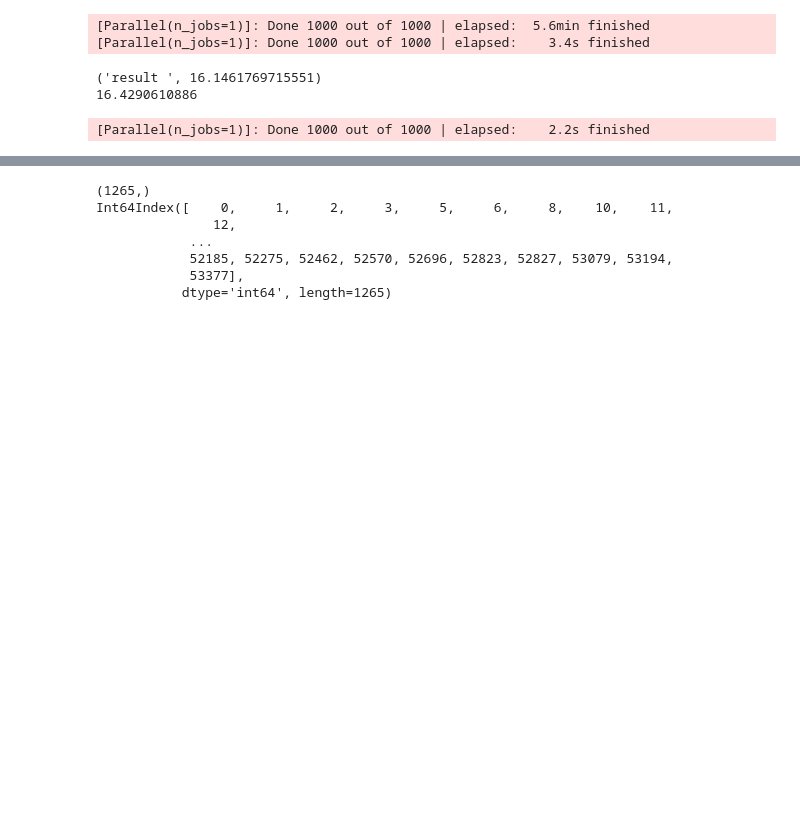
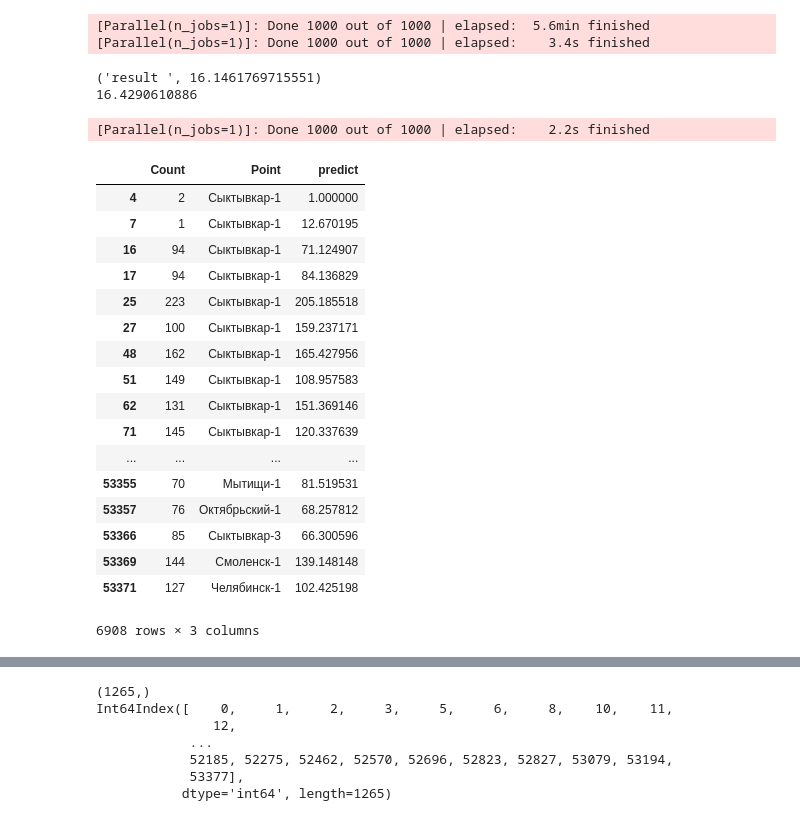
Before and after one commit to laol777/dodo, a Jupyter notebook: Models.ipynb, the cells around one changed output, grey strips where cells are left out. Saved outputs shown, nothing was run; the diff lists cells and outputs as text; code cells hidden in the pictures; blank space fills up the shorter version.

```diff
--- a/Models.ipynb
+++ b/Models.ipynb
@@ -163,0 +189,21 @@ def FitOnCitySeparate(model):
+# %%
+y_test
+# %% [output]
+|  | Count | Point | predict |
+| 4 | 2 | Сыктывкар-1 | 1.000000 |
+| 7 | 1 | Сыктывкар-1 | 12.670195 |
+| 16 | 94 | Сыктывкар-1 | 71.124907 |
+| 17 | 94 | Сыктывкар-1 | 84.136829 |
+| 25 | 223 | Сыктывкар-1 | 205.185518 |
+| 27 | 100 | Сыктывкар-1 | 159.237171 |
+| 48 | 162 | Сыктывкар-1 | 165.427956 |
+| 51 | 149 | Сыктывкар-1 | 108.957583 |
+| 62 | 131 | Сыктывкар-1 | 151.369146 |
+| 71 | 145 | Сыктывкар-1 | 120.337639 |
+| ... | ... | ... | ... |
+| 53355 | 70 | Мытищи-1 | 81.519531 |
+| 53357 | 76 | Октябрьский-1 | 68.257812 |
+| 53366 | 85 | Сыктывкар-3 | 66.300596 |
+| 53369 | 144 | Смоленск-1 | 139.148148 |
+| 53371 | 127 | Челябинск-1 | 102.425198 |
+6908 rows × 3 columns
```
Also changed, not shown: parts of 29 cells of this notebook, 4 other files.
